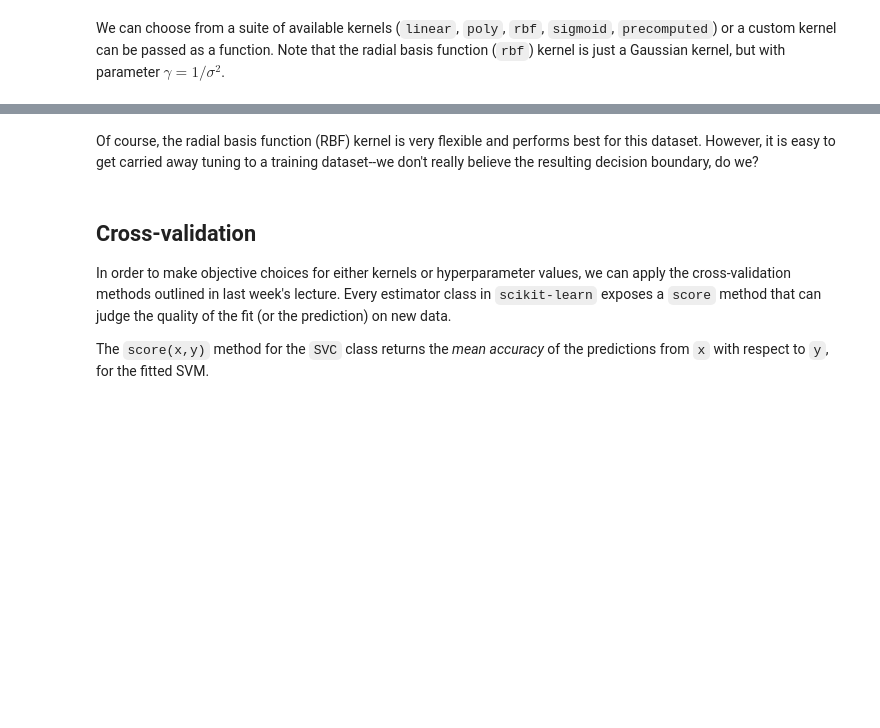
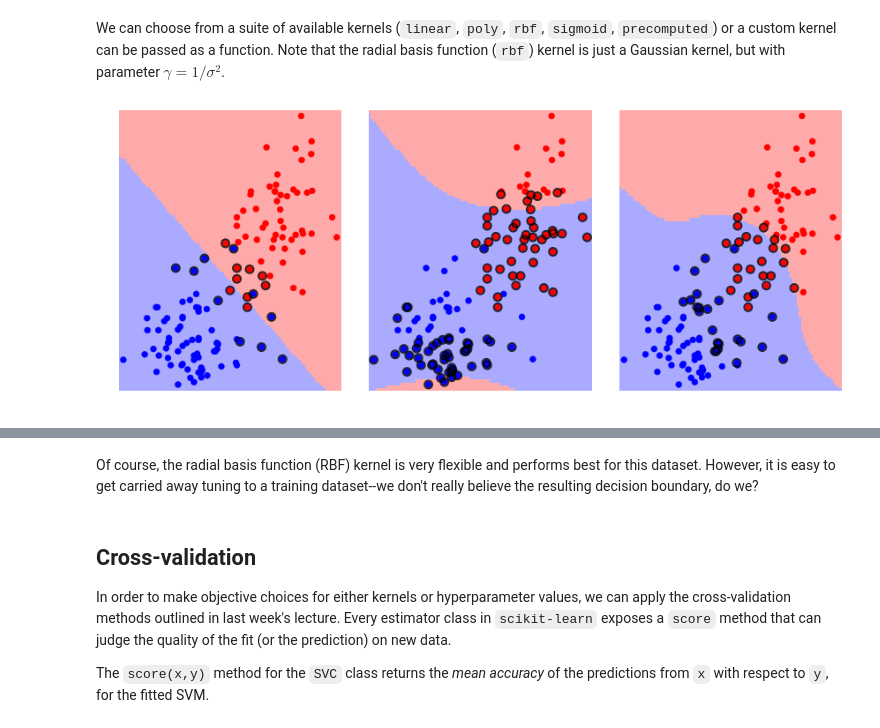
Before and after one commit to fonnesbeck/ngcm_sklearn_2017, a Jupyter notebook: notebooks/2a-Support-Vector-Machines.ipynb, the cells around one changed output, grey strips where cells are left out. Saved outputs shown, nothing was run; the diff lists cells and outputs as text; code cells hidden in the pictures; blank space fills up the shorter version.

```diff
--- a/notebooks/2a-Support-Vector-Machines.ipynb
+++ b/notebooks/2a-Support-Vector-Machines.ipynb
@@ -452,11 +476,15 @@ def plot_regularized(power):
 # %% [markdown]
 We can choose from a suite of available kernels (`linear`, `poly`, `rbf`, `sigmoid`, `precomputed`) or a custom kernel can be passed as a function. Note that the radial basis function (`rbf`) kernel is just a Gaussian kernel, but with parameter $\gamma=1/\sigma^2$.
 # %%
-@interact(degree=[0,10])
-def plot_poly_svc(degree=3):
+def plot_poly_svc(degree=3, ax=None):
     svc_poly = svm.SVC(kernel='poly', degree=degree)
-    plot_estimator(svc_poly, X, y)
-    plt.scatter(svc_poly.support_vectors_[:, 0], svc_poly.support_vectors_[:, 1],
-               s=80, facecolors='none', linewidths=2, zorder=10)
-    plt.title('Polynomial kernel')
+    ax = plot_estimator(svc_poly, X, y, ax=ax)
+    ax.scatter(svc_poly.support_vectors_[:, 0], svc_poly.support_vectors_[:, 1],
+               s=80, facecolors='none', linewidths=2, zorder=10, alpha=0.8, edgecolors='k')
+
+fig, axes = plt.subplots(1, 3, figsize=(12,5))
+for i,d in enumerate([1, 4, 7]):
+        plot_poly_svc(d, axes[i])
+# %% [output]
+[figure, added]
 # %%
```
Also changed, not shown: parts of 23 cells of this notebook, 2 other files.
